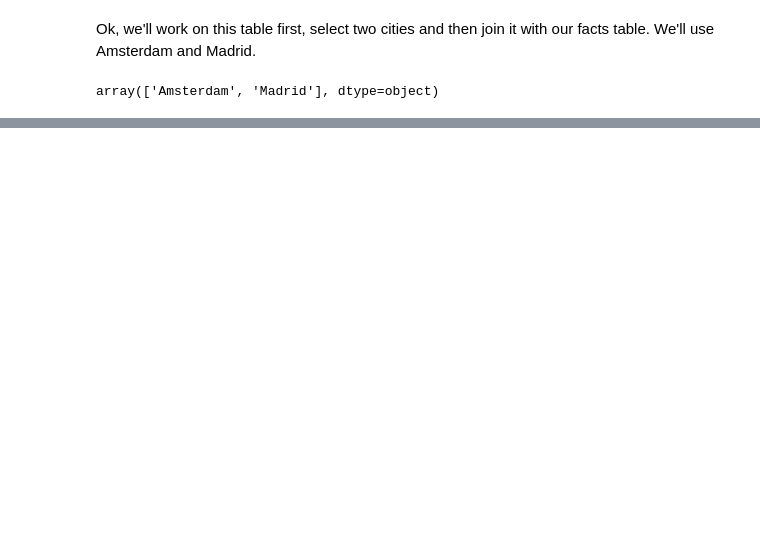
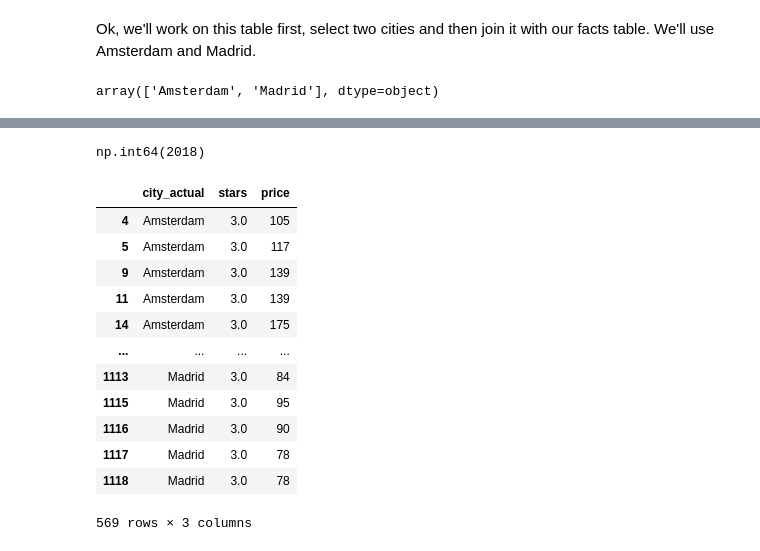
Before and after one commit to felipesebben/bk_data_analysis_studies, a Jupyter notebook: da_data_exercises/ch05-generalizing_from_data/03-hotels_europe/03-hotels_europe_std_error.ipynb, the cells around one changed output, grey strips where cells are left out. Cells and saved outputs as stored; diff of their text form; code cells hidden in the pictures; blank space fills up the shorter version.

```diff
--- a/da_data_exercises/ch05-generalizing_from_data/03-hotels_europe/03-hotels_europe_std_error.ipynb
+++ b/da_data_exercises/ch05-generalizing_from_data/03-hotels_europe/03-hotels_europe_std_error.ipynb
@@ -208,0 +155,30 @@ Columns available: ['hotel_id', 'city', 'distance', 'stars', 'rating', 'country'
+# %%
+hotels_df["year"].max()
+# %% [output]
+np.int64(2018)
+# %%
+hotels_cut = hotels_df[
+    (hotels_df["city_actual"].isin(selected_cities)) &
+    (hotels_df["accommodation_type"] == "Hotel") &
+    (hotels_df["stars"] == 3.0) &
+    (hotels_df["year"] == 2018)
+
+]
+# %%
+hotels_cut = hotels_cut.loc[:, ["city_actual", "stars", "price"]]
+# %%
+hotels_cut
+# %% [output]
+|  | city_actual | stars | price |
+| 4 | Amsterdam | 3.0 | 105 |
+| 5 | Amsterdam | 3.0 | 117 |
+| 9 | Amsterdam | 3.0 | 139 |
+| 11 | Amsterdam | 3.0 | 139 |
+| 14 | Amsterdam | 3.0 | 175 |
+| ... | ... | ... | ... |
+| 1113 | Madrid | 3.0 | 84 |
+| 1115 | Madrid | 3.0 | 95 |
+| 1116 | Madrid | 3.0 | 90 |
+| 1117 | Madrid | 3.0 | 78 |
+| 1118 | Madrid | 3.0 | 78 |
+569 rows × 3 columns
```
Also changed, not shown: parts of 15 cells of this notebook, 4 other files.
